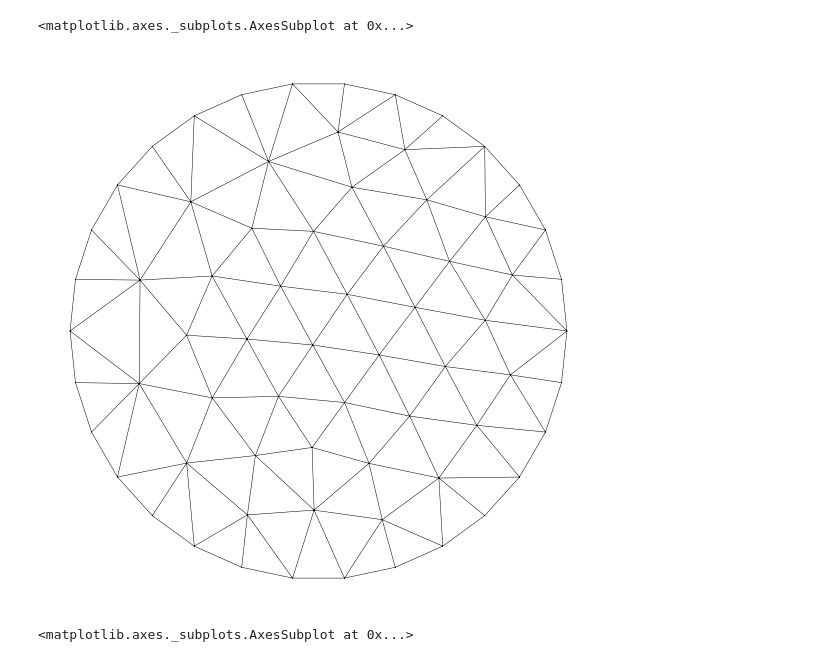
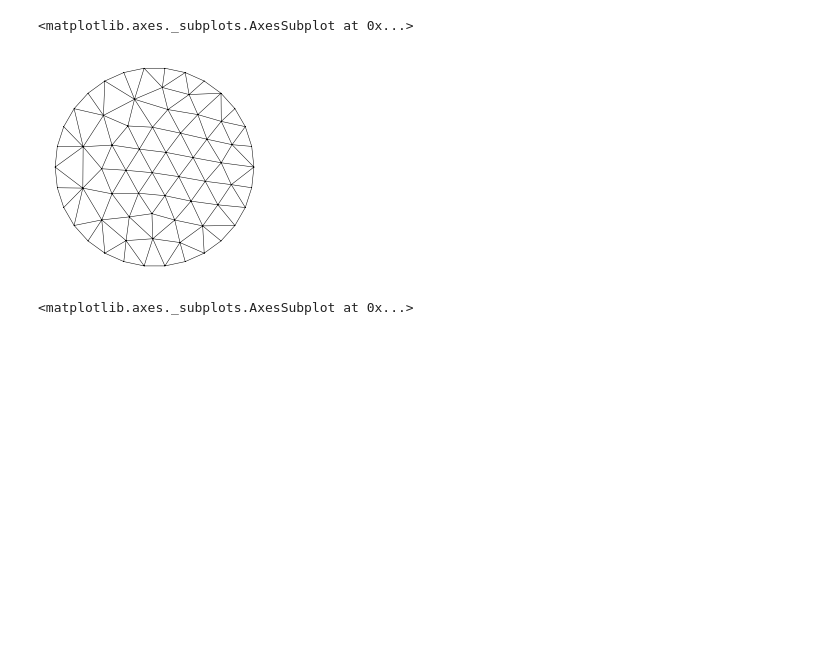
Before and after one commit to kinnala/paper-meshgen, a Jupyter notebook: examples/example_meshes.ipynb, the cells around one changed output. Drawn from its saved outputs; the diff is of its cells as text; code cells hidden in the pictures; blank space fills up the shorter version.

```diff
--- a/examples/example_meshes.ipynb
+++ b/examples/example_meshes.ipynb
@@ -5,10 +5,10 @@ from adaptmesh import triangulate
 import numpy as np
 # %%
 m = triangulate([(np.cos(t), np.sin(t)) for t in np.linspace(0, 2.*np.pi, 30, endpoint=False)])
-m.draw(figsize=(10,10))
+m.draw()
 # %% [output]
 <matplotlib.axes._subplots.AxesSubplot at 0x...>
-[figure, old version]
+[figure, new version]
 # %%
 m = triangulate([
     (0.0, 0.0),
```
Also changed, not shown: parts of 12 cells of this notebook, 6 other files.
